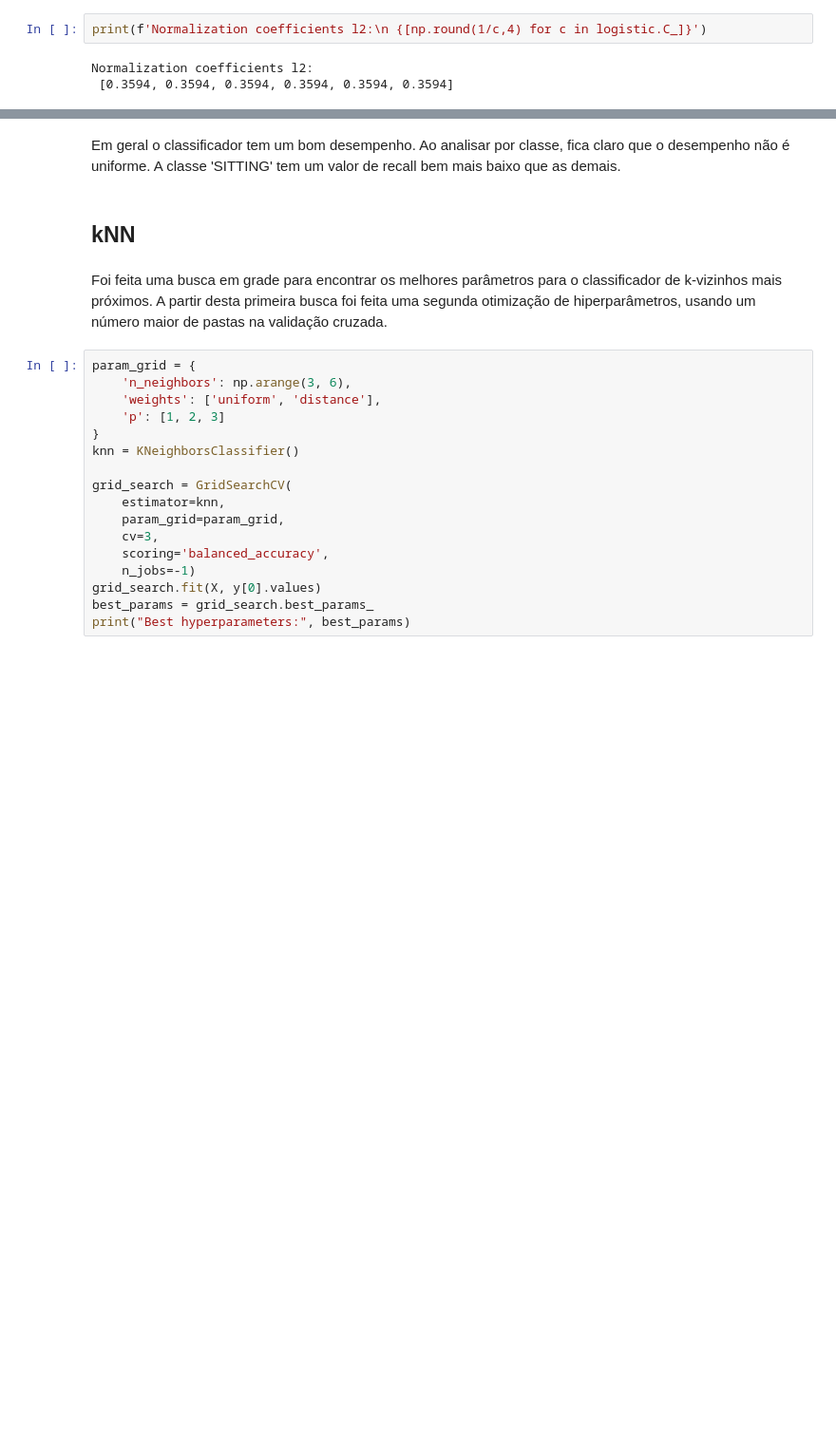
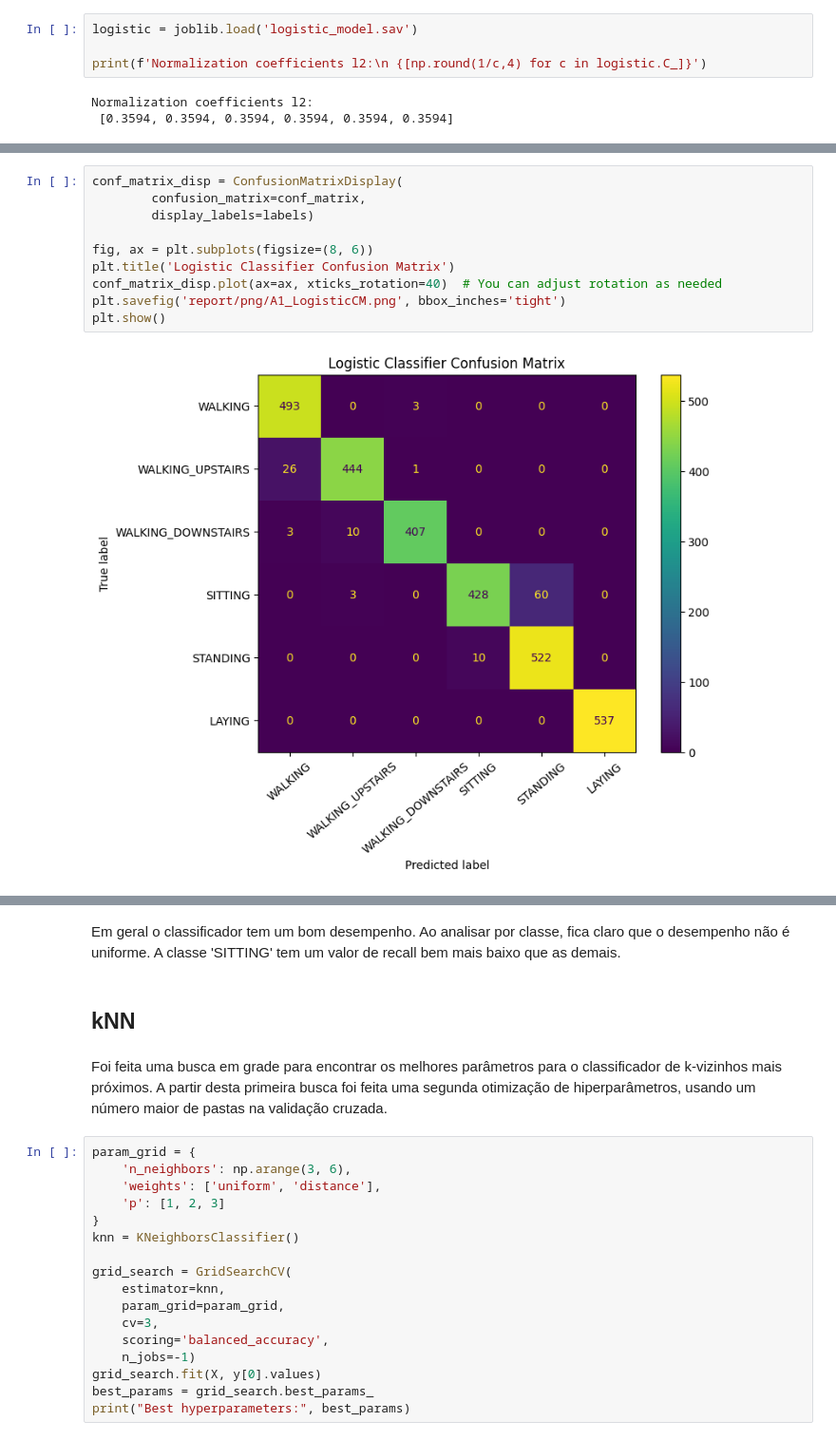
Before and after one commit to TiagoCAAmorim/machine_learning, a Jupyter notebook: Lista02/Lista02.ipynb, the cells around one changed output, grey strips where cells are left out. Shown at 95% size. Saved outputs shown, nothing was run; the diff lists cells and outputs as text; blank space fills up the shorter version.

```diff
--- a/Lista02/Lista02.ipynb
+++ b/Lista02/Lista02.ipynb
@@ -175,6 +179,8 @@ logistic.fit(X, y[0].values)
 LogisticRegressionCV(cv=5, n_jobs=-1, random_state=42,
                      scoring='balanced_accuracy', solver='saga')
 # %%
+logistic = joblib.load('logistic_model.sav')
+
 print(f'Normalization coefficients l2:\n {[np.round(1/c,4) for c in logistic.C_]}')
 # %% [output]
 Normalization coefficients l2:
@@ -215,3 +219,15 @@ LAYING - Recall = 1.0000, F1 score = 1.0000
+# %%
+conf_matrix_disp = ConfusionMatrixDisplay(
+        confusion_matrix=conf_matrix,
+        display_labels=labels)
+
+fig, ax = plt.subplots(figsize=(8, 6))
+plt.title('Logistic Classifier Confusion Matrix')
+conf_matrix_disp.plot(ax=ax, xticks_rotation=40)  # You can adjust rotation as needed
+plt.savefig('report/png/A1_LogisticCM.png', bbox_inches='tight')
+plt.show()
+# %% [output]
+[figure, added]
 # %%
 def get_classifier_results(model, X_test, y_test, labels, name):
     y_pred = model.predict(X_test)
```
Also changed, not shown: parts of 13 cells of this notebook, 3 other files.
